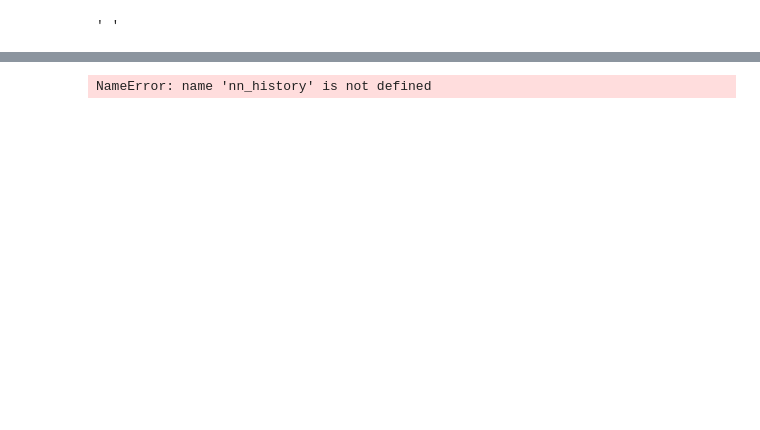
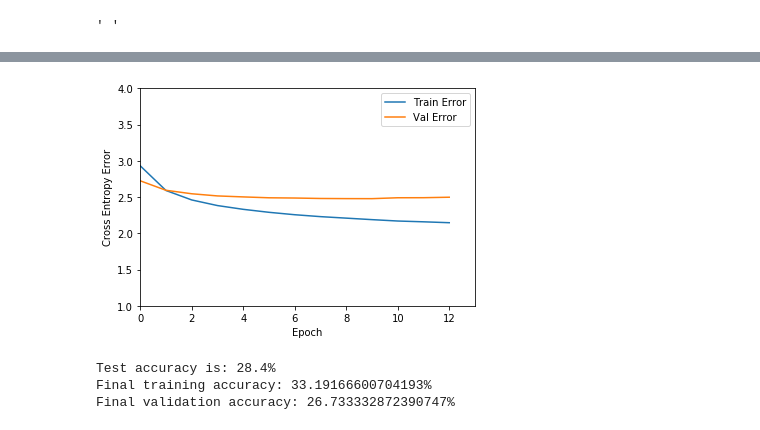
Before and after one commit to e-mhx/CS-221-Final-Project-, a Jupyter notebook: project files/neural-network.ipynb, the cells around one changed output, grey strips where cells are left out. Drawn from its saved outputs; the diff is of its cells as text; code cells hidden in the pictures; blank space fills up the shorter version.

```diff
--- a/project files/neural-network.ipynb
+++ b/project files/neural-network.ipynb
@@ -214,11 +229,19 @@ print(data[0][0])
 # %%
-# Debugging
-# print(data[2][0])
+# # Debugging
+# # print(data[2][0])
 # print(len(data[0]))
 
-data_2D = to2D(data)
-# print(data_2D[0])
-df = pd.DataFrame(data_2D)
-# df.tail()
-comments = df.pop(BODY_INDEX)
-print(len(comments))
+# # print(len(data))
+
+# # print(len(data[1][1]))
+
+# data_2D = to2D(data)
+# print(len(data_2D))
+# # comments = data_2D.pop(BODY_INDEX)
+
+# # print(len(comments))
+# # # print(data_2D[0])
+# # df = pd.DataFrame(data_2D)
+# # # df.tail()
+# # comments = df.pop(BODY_INDEX)
+# print(len(comments))
@@ -227,7 +248,7 @@ print(len(comments))
 # %%
 # Split dataset
 #https://stackoverflow.com/questions/38250710/how-to-split-data-into-3-sets-train-validation-and-test/38251213#38251213
-def train_validate_test_split(df, train_percent=.9, validate_percent=.05, seed=seed):
+def train_validate_test_split(df, train_percent=.8, validate_percent=.1, seed=None):
     m = len(df.index)
 
     train_end = int(train_percent * m)
@@ -285,19 +300,11 @@ def build_nn(hidden_layer_sizes):
     model = keras.Sequential()
 
     # Input layer
-    model.add(layers.Dense(hidden_layer_sizes[0], input_dim=NUM_FEATURES, activation='relu'))
+    model.add(layers.Dense(hidden_layer_sizes[0], input_dim=NUM_FEATURES, activation='relu', use_bias=True, activity_regularizer=regularizers.l2(reg)))
 
-    # Conv1d Layer to fix high variance
-#     model.add(layers.Conv1D(kernel_size = (10),strides=10,filters=2, input_shape=(hidden_layer_sizes[0],NUM_FEATURES),kernel_initializer= 'uniform',activation='relu'))
-
-#      https://datascience.stackexchange.com/questions/19407/keras-built-in-multi-layer-shortcut
-#     Hidden layers
     for size in hidden_layer_sizes[1:]:
-        model.add(layers.Dense(size, activation='relu', kernel_initializer='random_uniform', use_bias=True, activity_regularizer=regulizers.l1(0.01)))
-
-    # Fixes somethings for some reason
-#     model.add(layers.Flatten())
-
+        model.add(layers.Dense(size, activation='relu', use_bias=True, activity_regularizer=regularizers.l2(reg)))
+        model.add(layers.Dropout(0.25))
     # Output layer
     model.add(layers.Dense(NUM_SUBREDDITS, activation='softmax'))
 
@@ -305,7 +312,7 @@ def build_nn(hidden_layer_sizes):
     optimizer = tf.keras.optimizers.Adam(lr=LEARNING_RATE)
 
     # Compile model
-    model.compile(loss='categorical_crossentropy', optimizer=optimizer, metrics=['accuracy', 'categorical_crossentropy'])
+    model.compile(loss='categorical_crossentropy', optimizer=optimizer, metrics=['acc','categorical_crossentropy'])
     return model
 # %% [output]
 CPU times: user 0 ns, sys: 0 ns, total: 0 ns
@@ -328,6 +344,6 @@ NameError: name 'regulizers' is not defined
 # Get neural network history
 # Change batch size (inspect what happens with each ITERATION, not EPOCH)
 # History is the progress of our neural network, will be used to plot cost functions
-nn_history = nn_model.fit(train, train_labels, epochs=NUM_EPOCHS, verbose=2,
+nn_history = nn_model.fit(train, train_labels, epochs=NUM_EPOCHS, verbose=1,
          validation_data=(validate, validate_labels))
 # %% [output]
@@ -335,20 +367,21 @@ NameError: name 'nn_model' is not defined
 # %%
 # Plot metrics
 def plot_history(history):
     hist = pd.DataFrame(history.history)
     hist['epoch'] = history.epoch
 
     plt.figure()
     plt.xlabel('Epoch')
     plt.ylabel('Cross Entropy Error')
     plt.plot(hist['epoch'], hist['categorical_crossentropy'],
            label='Train Error')
     plt.plot(hist['epoch'], hist['val_categorical_crossentropy'],
            label = 'Val Error')
+    plt.xlim([0,NUM_EPOCHS])
     plt.ylim([1,4])
     plt.legend()
     plt.show()
 
 plot_history(nn_history)
 # %% [output]
-NameError: name 'nn_history' is not defined
+[figure, added]
@@ -376,0 +423,24 @@ accuracy(y_classes, test_labels)
+# %%
+# See Accuracy
+y_prob = nn_model.predict(test)
+
+# print(y_prob)
+y_hat_classes = y_prob.argmax(axis=-1)
+test_classes = toClasses(test_labels)
+# print((y_hat_classes))
+# # print((test_classes))
+
+accuracy(y_hat_classes, test_classes)
+
+
+hist = pd.DataFrame(nn_history.history)
+train_acc_vec = hist.pop("acc")
+val_acc_vec = hist.pop("val_acc")
+finalTrainAcc = train_acc_vec[len(train_acc_vec) - 1]
+finalValAcc = val_acc_vec[len(val_acc_vec) - 1]
+print("Final training accuracy: {}%".format(finalTrainAcc*100))
+print("Final validation accuracy: {}%".format(finalValAcc*100))
+# %% [output]
+Test accuracy is: 28.4%
+Final training accuracy: 33.19166600704193%
+Final validation accuracy: 26.733332872390747%
```
Also changed, not shown: parts of 15 cells of this notebook.
